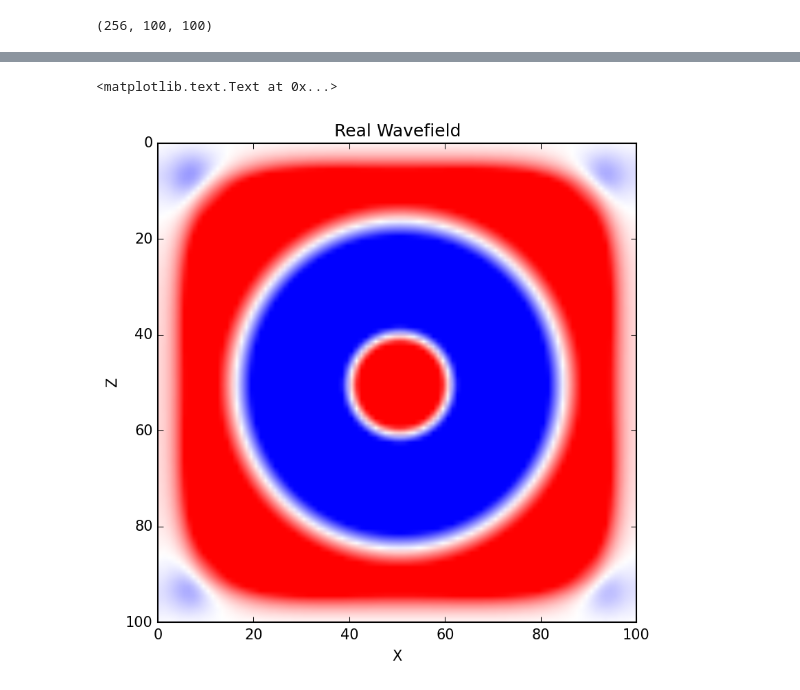
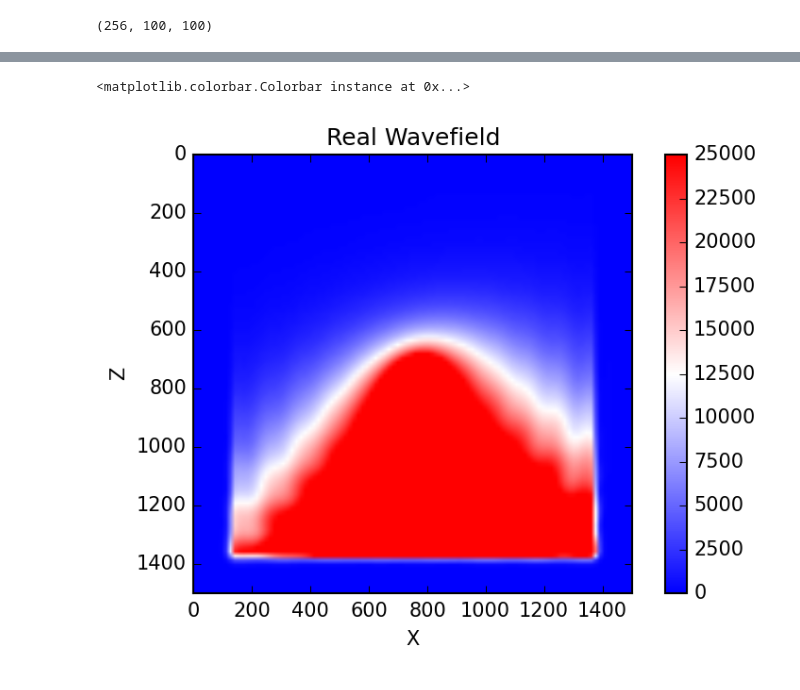
Before and after one commit to uwoseis/anemoi, a Jupyter notebook: notebooks/Testing Environment for Time Domain Functions.ipynb, the cells around one changed output, grey strips where cells are left out. Cells and saved outputs as stored; diff of their text form; code cells hidden in the pictures.

```diff
--- a/notebooks/Testing Environment for Time Domain Functions.ipynb
+++ b/notebooks/Testing Environment for Time Domain Functions.ipynb
@@ -42,8 +42,8 @@ class Source(object):
 ## Modelling setup
 # %%
 # Geometry parameters
-dx          = 1.
-dz          = 1.
+dx          = 15.
+dz          = 15.
 nx          = 100
 nz          = 100
 
@@ -51,14 +51,14 @@ nz          = 100
 velReal     = 2000.     * np.ones((nz,nx))
 density     = 1.        * np.ones((nz,nx))
 
-Q           = 10000.
+Q           = np.inf
 velImag     = ((-1 * velReal) * 2)/Q
 
 velocity    = velReal + (1j * velImag)
 # Anisotropy parameters
-theta       = 0.        * np.ones((nz,nx))
-epsilon     = 0.        * np.ones((nz,nx))
-delta       = 0.        * np.ones((nz,nx))
+theta       = np.pi/4        * np.ones((nz,nx))
+epsilon     = 0.2        * np.ones((nz,nx))
+delta       = 0.2        * np.ones((nz,nx))
 
 # Other parameters
 freq        = 400.
@@ -67,8 +67,7 @@ nPML        = 10
 fDamp       = 0.4
 # Source and Modelling Parameters
 
-#fMax       = 4.
-sourceFreq = 128
+sourceFreq = 8.
 nTSamp = 256
 
 #   determine the maximum length of the Model
@@ -90,20 +89,16 @@ cMin = velocity.min()
 
 
 
-#determine the number of frequencies
 
-#nf = 3
-#df = 1
+
 #   determine the sampling interval and number of time domain samples
 
-#dt = 1 / (2 * fMax)
 dt = 0.002
 
 #nt = tMax / dt
 
 tMax = dt * nTSamp
 
-#tMax = 3 * (LMax / cMin.real)
 
 tau = fDamp * tMax
 
@@ -179,11 +174,12 @@ freqSource[-((nTSamp / 2) + 1):]=0
 uP = np.zeros((nf,nz,nx),dtype=np.complex128)
 for i in range(1,len(freqRange)):
 
-    if (freqRange[i-1] <= sourceFreq):
+    #if (freqRange[i-1] <= sourceFreq):
+    if (freqRange[i-1] <= (sourceFreq * 4.)):
         systemConfig['freq'] = freqRange[i-1]
         Ainv = Eurus(systemConfig)
         src = StackedSimpleSource(systemConfig)
-        q = src(50,50)
+        q = src(750,750)
         uP[i-1] = (Ainv* (q * (-1 * freqSource[i])))[:nx*nz].reshape((nz,nx))
     else:
         break
@@ -224,23 +227,24 @@ plt.colorbar()
 # %%
-clip = 2e1
+clip = np.pi
 
 plotopts = {
     'extent':   [0, nx*dx, nz*dz, 0],
     'cmap':     cm.bwr,
-    'vmin':     -clip,
-    'vmax':     clip,
+     'vmin':     0,
+     'vmax':     25000,
 }
 
-fig = plt.figure(figsize=(8,6), dpi=160)
+fig = plt.figure()
 
 ax = fig.add_subplot(1,1,1, aspect=1)
-plt.imshow(uP[20].reshape((nz,nx)).real, **plotopts)
+plt.imshow(abs(uP[3].reshape((nz,nx))), **plotopts)
 plt.title('Real Wavefield')
 plt.xlabel('X')
 plt.ylabel('Z')
+plt.colorbar()
 # %% [output]
-<matplotlib.text.Text at 0x...>
+<matplotlib.colorbar.Colorbar instance at 0x...>
-[figure, old version]
+[figure, new version]
 # %%
 #clip = 2e-2
 #fig  = plt.figure()
```
Also changed, not shown: parts of 6 cells of this notebook.
